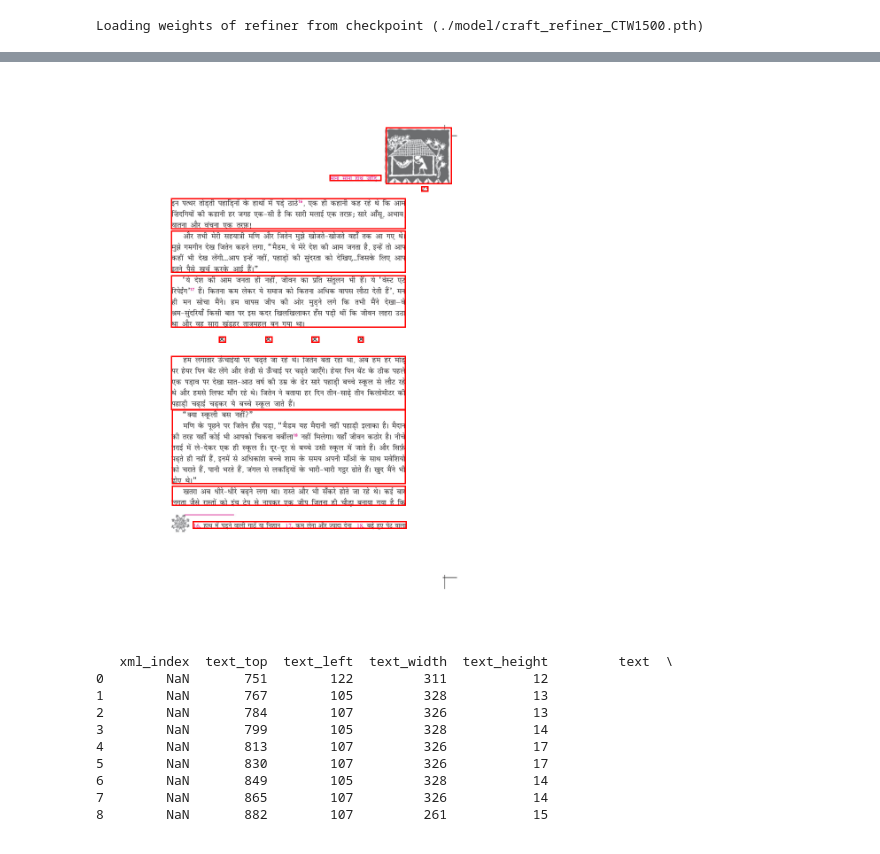
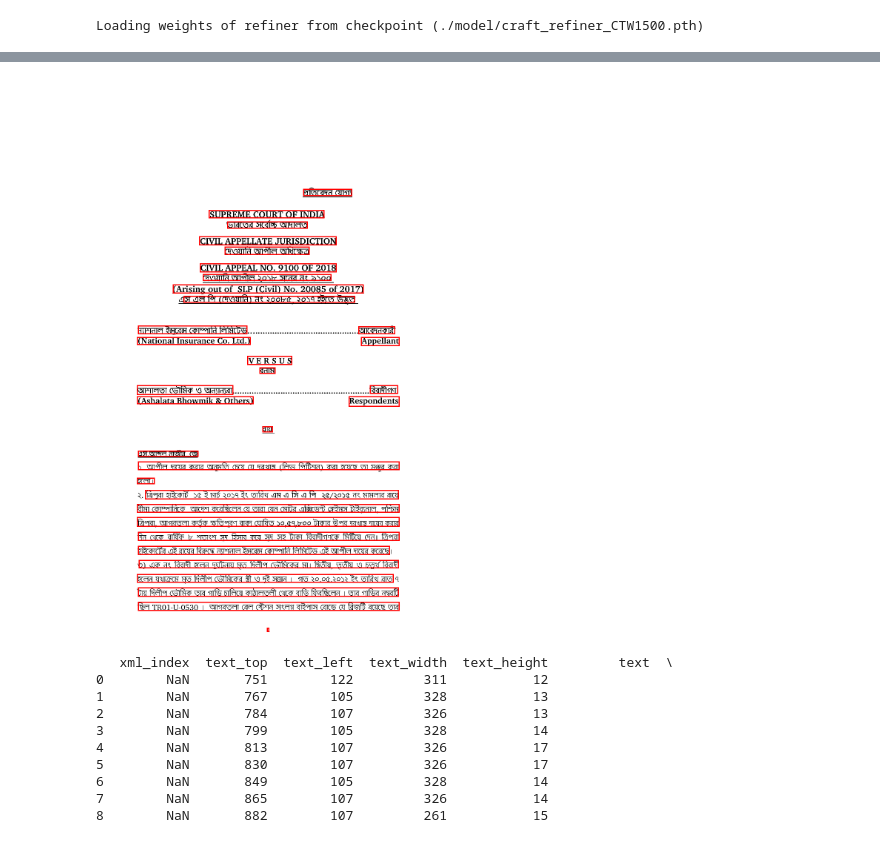
Before and after one commit to project-anuvaad/anuvaad, a Jupyter notebook: anuvaad-etl/anuvaad-extractor/block-merger/src/notebooks/visualize_bm.ipynb, the cells around one changed output, grey strips where cells are left out. Cells and saved outputs as stored; diff of their text form; code cells hidden in the pictures.

```diff
--- a/anuvaad-etl/anuvaad-extractor/block-merger/src/notebooks/visualize_bm.ipynb
+++ b/anuvaad-etl/anuvaad-extractor/block-merger/src/notebooks/visualize_bm.ipynb
@@ -113,17 +106,17 @@ width_ratio = pdf_data['page_width'] / pdf_data['pdf_image_width']
 height_ratio = pdf_data['page_height'] / pdf_data['pdf_image_height']
 predict_primanet(img_filepath,pdf_bg_img_filepaths,to_check[0],width_ratio,height_ratio)
 # %%
-page_index = 1
-to_check        = pdf_data['p_dfs']
+page_index = 0
+to_check        = pdf_data['h_dfs']
 #to_check_in_df        = pdf_data['v_dfs'][page_index]
 img_filepath    = pdf_data['pdf_image_paths'][page_index]
 pdf_bg_img_filepaths  = pdf_data['pdf_bg_img_filepaths'][page_index]
 df              = to_check[page_index]
 
 desired_width, desired_height = pdf_data['page_width'] , pdf_data['page_height']
 draw_box(img_filepath,desired_width, desired_height, 'path',df, color="red", save=False)
 # %% [output]
-[figure, old version]
+[figure, new version]
 # %%
 for i in to_check_in_df['children']:
     d =pd.read_json(i)
```
Also changed, not shown: parts of 2 cells of this notebook, 3 other files.
